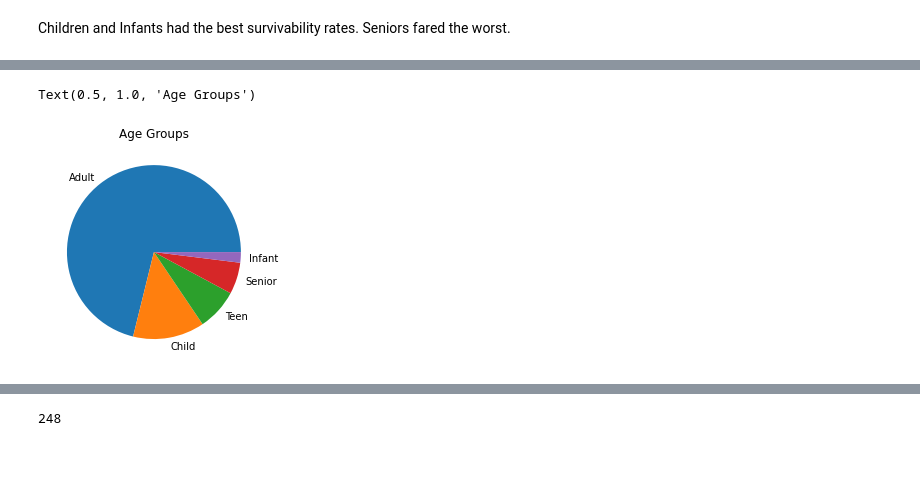
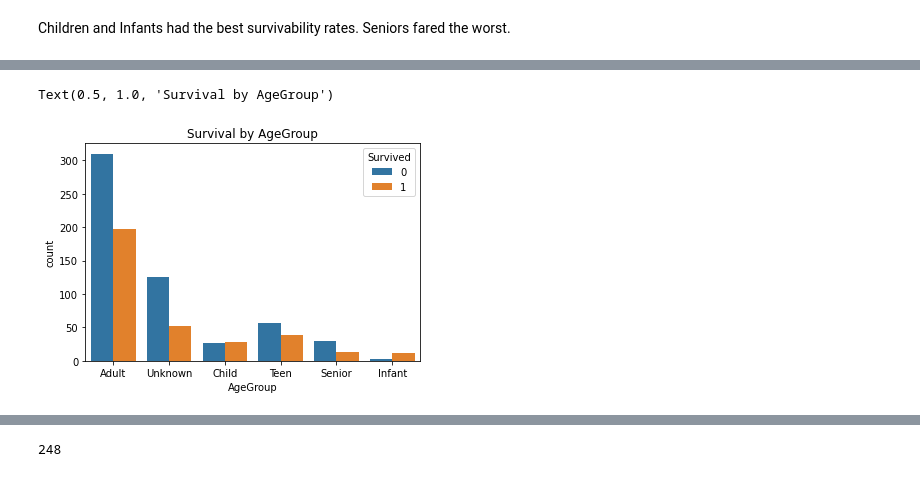
Before and after one commit to normanlew/titanic_logistic_regression, a Jupyter notebook: norman-titanic-logistic-regression.ipynb, the cells around one changed output, grey strips where cells are left out. Drawn from its saved outputs; the diff is of its cells as text; code cells hidden in the pictures.

```diff
--- a/norman-titanic-logistic-regression.ipynb
+++ b/norman-titanic-logistic-regression.ipynb
@@ -358,7 +480,6 @@ s = train_data['AgeGroup'].value_counts()
-# %%
-fig, ax = plt.subplots()
-ax.pie(s, labels=['Adult', 'Child', 'Teen', 'Senior', 'Infant'])
-plt.title("Age Groups")
-# %% [output]
-Text(0.5, 1.0, 'Age Groups')
-[figure, removed]
+# %%
+sns.countplot(data=train_data, x="AgeGroup", hue="Survived")
+plt.title("Survival by AgeGroup")
+# %% [output]
+Text(0.5, 1.0, 'Survival by AgeGroup')
+[figure, added]
```
Also changed, not shown: parts of 43 cells of this notebook, 1 other file.
